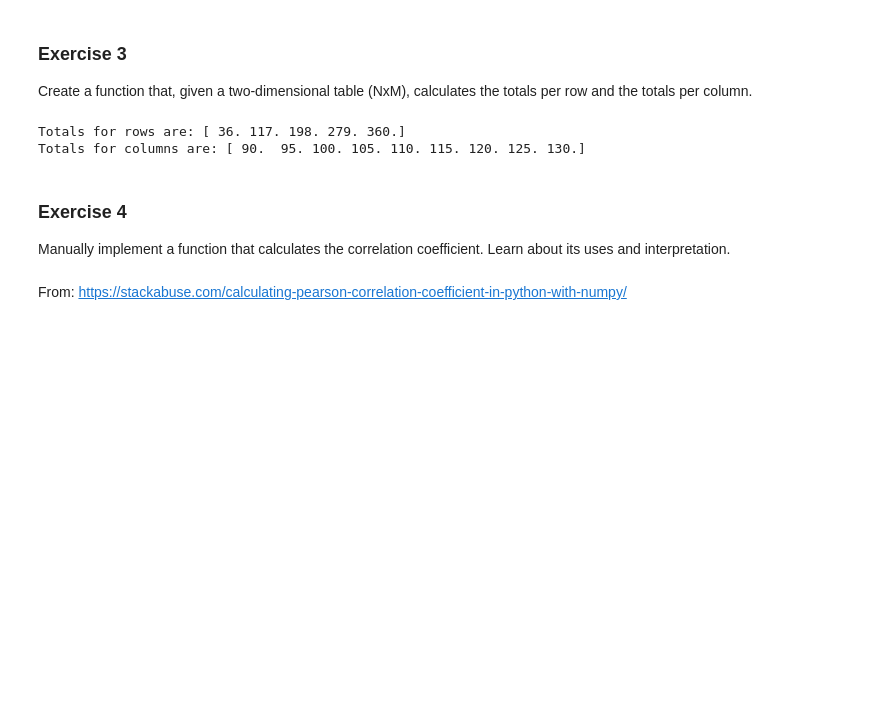
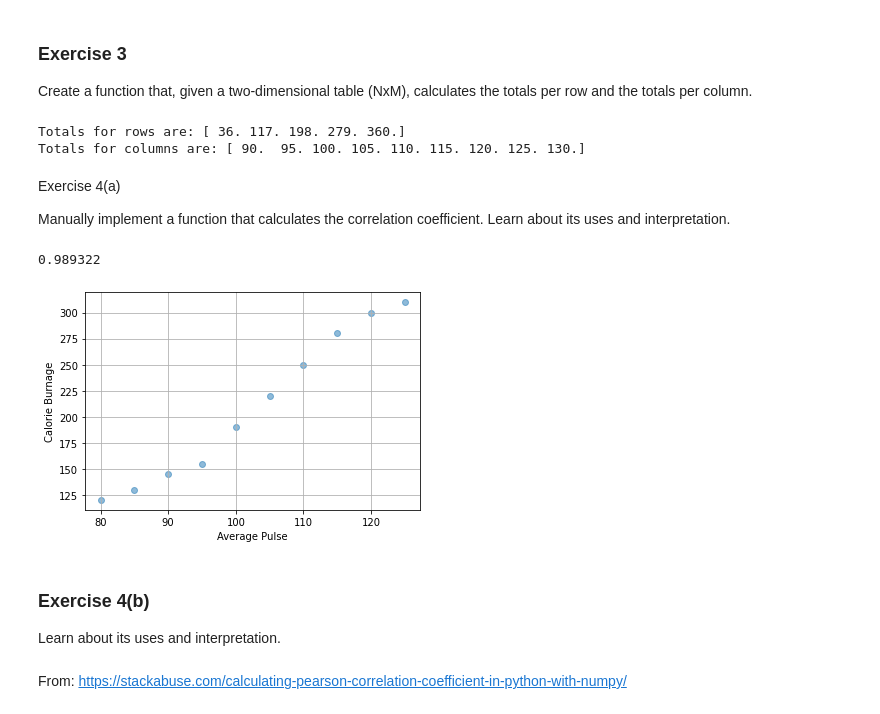
Before and after one commit to ddenebb/programacio_numerica, a Jupyter notebook: Tasca_M3_T01.ipynb, the cells around one changed output. Drawn from its saved outputs; the diff is of its cells as text; code cells hidden in the pictures; blank space fills up the shorter version.

```diff
--- a/Tasca_M3_T01.ipynb
+++ b/Tasca_M3_T01.ipynb
@@ -101,9 +101,69 @@ table_calc(table_a)
 Totals for rows are: [ 36. 117. 198. 279. 360.]
 Totals for columns are: [ 90.  95. 100. 105. 110. 115. 120. 125. 130.]
 # %% [markdown]
-### Exercise 4
+Exercise 4(a)
 
 Manually implement a function that calculates the correlation coefficient. Learn about its uses and interpretation.
+# %%
+import numpy as np
+import matplotlib.pyplot as plt
+
+# function that returns correlation coefficient.
+def correlationCoefficient(X, Y, n) :
+	sum_X = 0
+	sum_Y = 0
+	sum_XY = 0
+	squareSum_X = 0
+	squareSum_Y = 0
+
+
+	i = 0
+	while i < n :
+		# sum of elements of array X.
+		sum_X = sum_X + X[i]
+
+
+		# sum of elements of array Y.
+		sum_Y = sum_Y + Y[i]
+
+		# sum of X[i] * Y[i].
+		sum_XY = sum_XY + X[i] * Y[i]
+
+		# sum of square of array elements.
+		squareSum_X = squareSum_X + X[i] * X[i]
+		squareSum_Y = squareSum_Y + Y[i] * Y[i]
+
+		i = i + 1
+
+	# use formula for calculating correlation
+	# coefficient.
+	corr = (float)(n * sum_XY - sum_X * sum_Y)/(float)(math.sqrt((n * squareSum_X - sum_X * sum_X)*
+                    (n * squareSum_Y - sum_Y * sum_Y)))
+	return corr
+
+# Driver function
+X = np.array([80, 85, 90, 95, 100, 105, 110, 115, 120, 125])
+Y = np.array([120, 130, 145, 155, 190, 220, 250, 280, 300, 310])
+
+# Find the size of array.
+n = len(X)
+print()
+
+# Function call to correlationCoefficient.
+print ('{0:.6f}'.format(correlationCoefficient(X, Y, n)))
+
+plt.scatter(X, Y, marker = 'o',alpha=0.5)
+plt.xlabel("Average Pulse")
+plt.ylabel("Calorie Burnage")
+plt.grid()
+plt.show()
+# %% [output]
+0.989322
+[figure, added]
+# %% [markdown]
+### Exercise 4(b)
+
+Learn about its uses and interpretation.
 # %% [markdown]
 From:
 https://stackabuse.com/calculating-pearson-correlation-coefficient-in-python-with-numpy/
```
Also changed, not shown: parts of 1 cell of this notebook.
